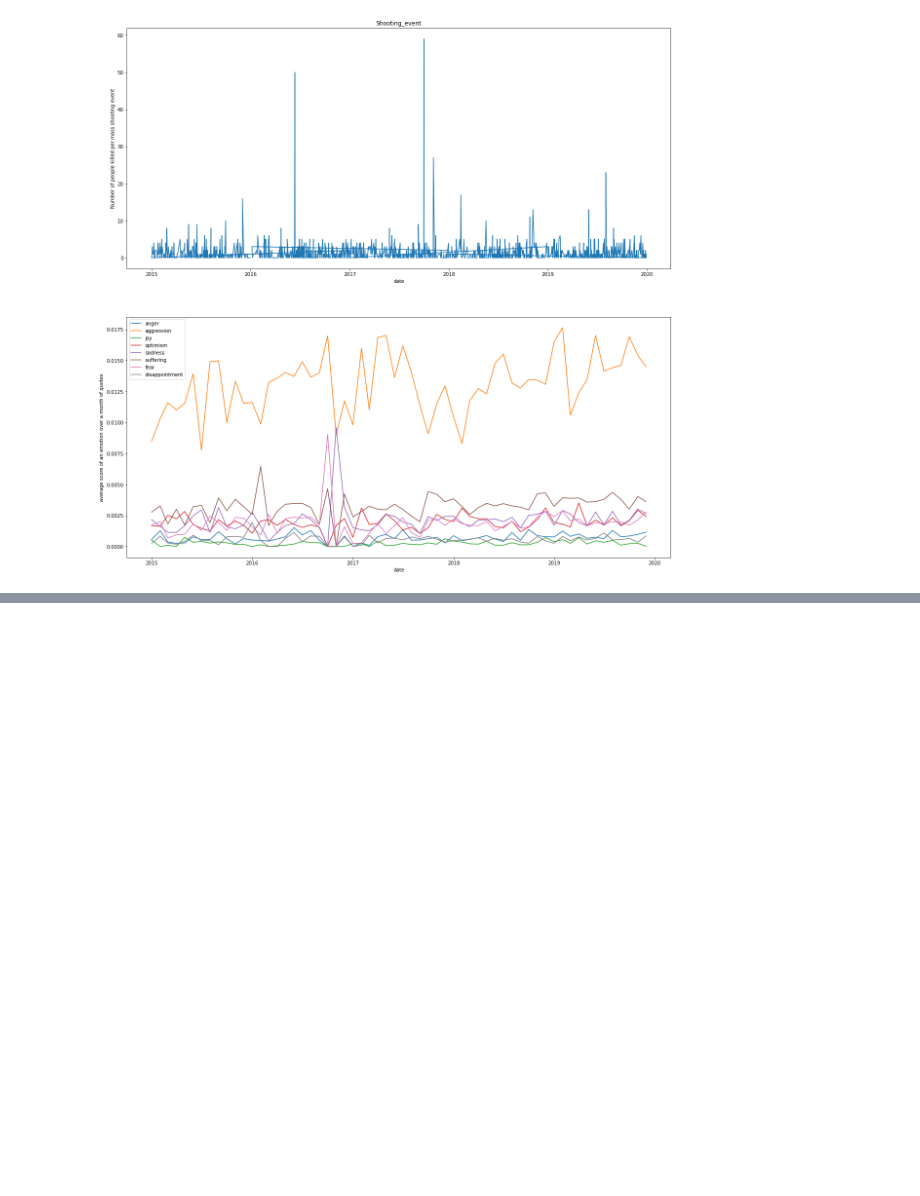
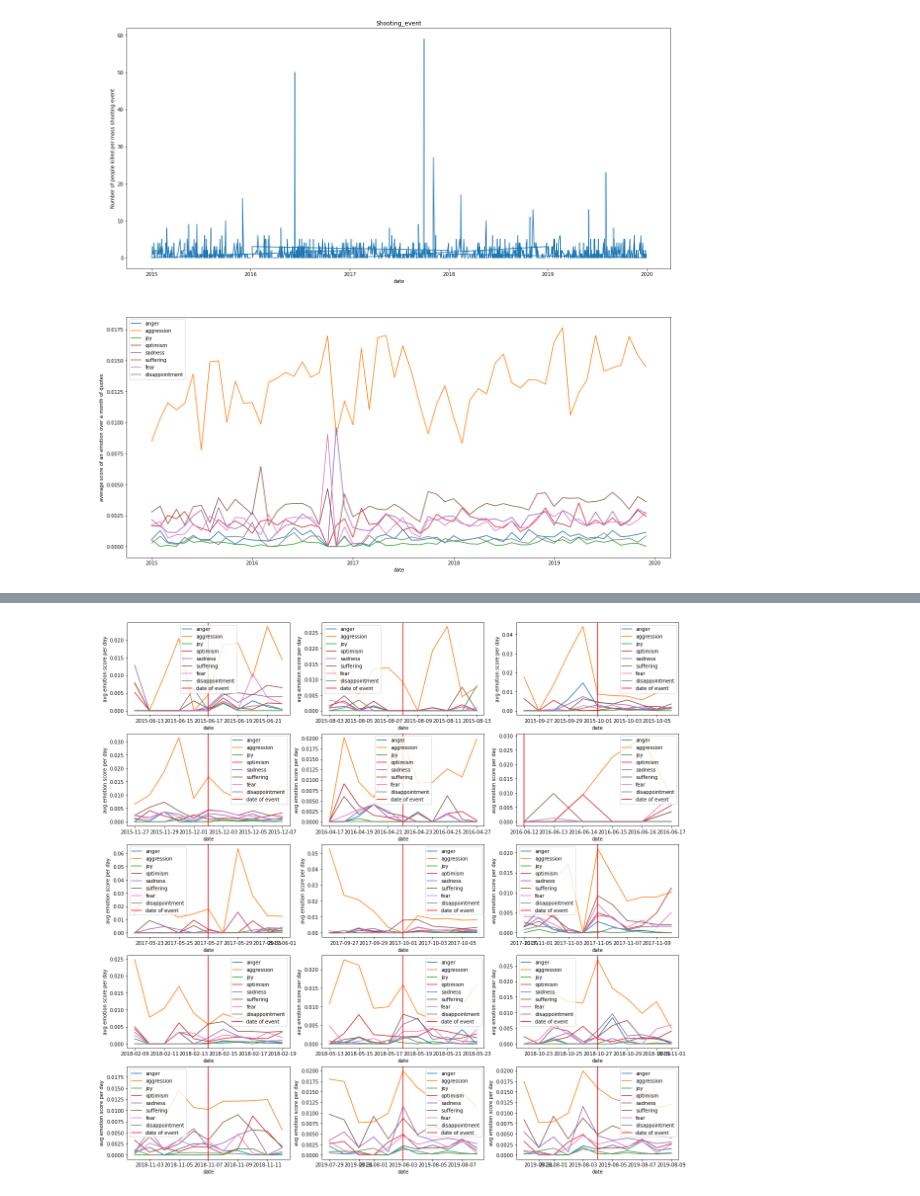
Before and after one commit to epfl-ada/ada-2021-project-lejt, a Jupyter notebook: Emotion extraction.ipynb, the cells around one changed output, grey strips where cells are left out. Drawn from its saved outputs; the diff is of its cells as text; code cells hidden in the pictures; blank space fills up the shorter version.

Commit message:
significant events analysis done

```diff
--- a/Emotion extraction.ipynb
+++ b/Emotion extraction.ipynb
@@ -164,0 +176,14 @@ ax[1].legend();
+# %%
+# Importing table with significant individual shootings worth investigating:
+DATA_FOLDER = '/Users/Justin/Desktop/ADA_project/shooting_dataset/'
+SELECTED_SHOOTINGS = DATA_FOLDER+"selected_shooting.csv"
+selected_shootings = pd.read_csv(SELECTED_SHOOTINGS)
+
+selected_df = pd.DataFrame(selected_shootings).drop(selected_df.columns[[0]], axis=1) # Drop column with no ID
+selected_df['date'] = pd.to_datetime(selected_df.date, format='%Y-%m-%d') # format the datetime
+selected_df['date'] = selected_df.date.dt.date # remove hour from timestamp
+
+
+
+selected_df.head()
+# This table contains 15 events
@@ -164,0 +301,34 @@ ax[1].legend();
+# %%
+# Set the dates back to date_time in order to graph easily
+#daily_emotion_df.date=pd.to_datetime(daily_emotion_df.date)
+
+# Graph result
+fig, ax = plt.subplots(5, 3);
+fig.set_size_inches(20, 20)
+
+idx = 0
+
+# Group scores by event_ID to plot each graph
+grouped_df = daily_emotion_df.groupby(['event_ID'])
+for group in grouped_df:
+    row_num = (idx // 3)
+    col_num = (idx - 3*row_num)
+    idx += 1
+    ax[row_num,col_num].plot(group[1].date, group[1].anger,label = "anger");
+    ax[row_num,col_num].plot(group[1].date, group[1].aggression,label = "aggression");
+    ax[row_num,col_num].plot(group[1].date, group[1].joy,label = "joy");
+    ax[row_num,col_num].plot(group[1].date, group[1].optimism,label = "optimism");
+    ax[row_num,col_num].plot(group[1].date, group[1].sadness,label = "sadness");
+    ax[row_num,col_num].plot(group[1].date, group[1].suffering,label = "suffering");
+    ax[row_num,col_num].plot(group[1].date, group[1].fear,label = "fear");
+    ax[row_num,col_num].plot(group[1].date, group[1].disappointment,label = "disappointment");
+
+    current_event_date = selected_df['date'].iloc[idx - 1]
+
+    ax[row_num,col_num].axvline(x=current_event_date, label='date of event'.format(current_event_date), c='r')
+
+    ax[row_num,col_num].set_xlabel("date");
+    ax[row_num,col_num].set_ylabel("avg emotion score per day");
+    ax[row_num,col_num].legend();
+# %% [output]
+[figure, added]
```
Also changed, not shown: parts of 7 cells of this notebook.
